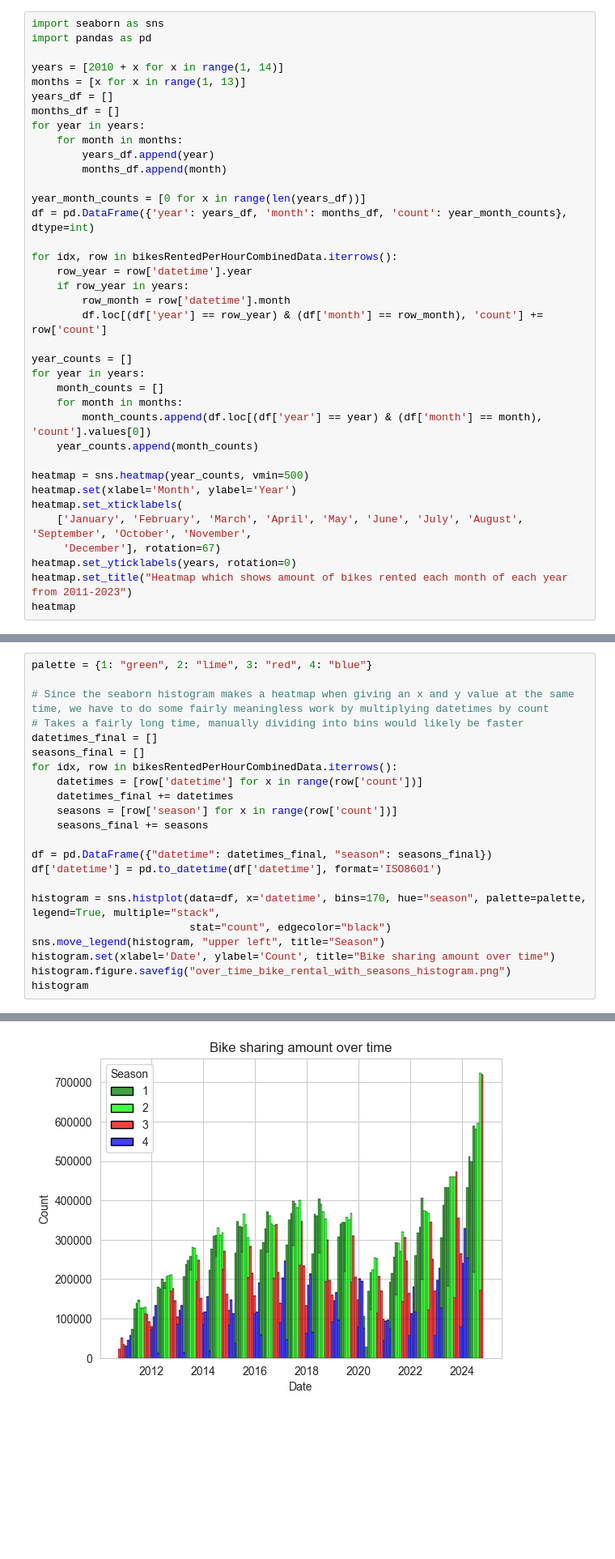
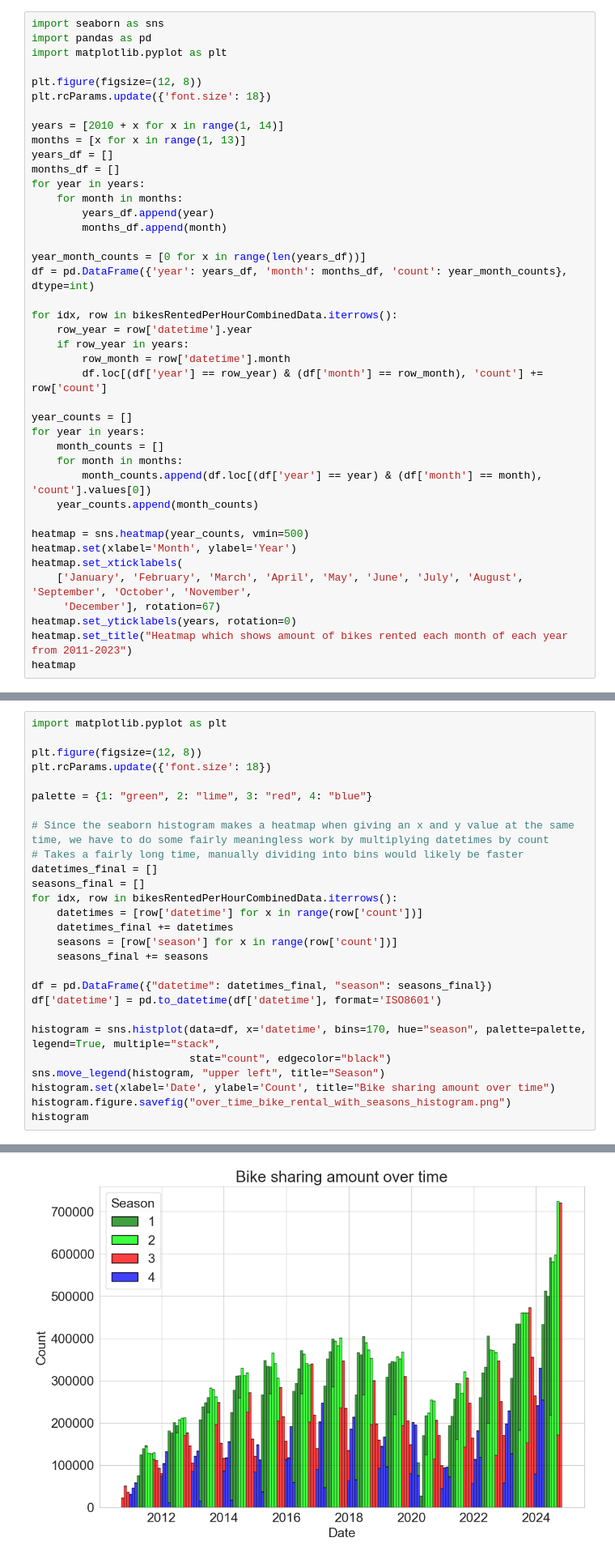
Before and after one commit to Scarch/ProjectE8, a Jupyter notebook: analysing_preparing_capitalBikeshareData.ipynb, the cells around one changed output, grey strips where cells are left out. Shown at 81% size. Cells and saved outputs as stored; diff of their text form; blank space fills up the shorter version.

Commit message:
Increased quality of analytical graphics

```diff
--- a/analysing_preparing_capitalBikeshareData.ipynb
+++ b/analysing_preparing_capitalBikeshareData.ipynb
@@ -561,6 +561,10 @@ bikesRentedPerHourCombinedData['datetime'] = pd.to_datetime(bikesRentedPerHourCo
 # %%
 import seaborn as sns
 import pandas as pd
+import matplotlib.pyplot as plt
+
+plt.figure(figsize=(12, 8))
+plt.rcParams.update({'font.size': 18})
 
 years = [2010 + x for x in range(1, 14)]
 months = [x for x in range(1, 13)]
@@ -599,28 +603,33 @@ heatmap
 <Axes: title={'center': 'Heatmap which shows amount of bikes rented each month of each year from 2011-2023'}, xlabel='Month', ylabel='Year'>
 [figure]
 # %%
+import matplotlib.pyplot as plt
+
+plt.figure(figsize=(12, 8))
+plt.rcParams.update({'font.size': 18})
+
 palette = {1: "green", 2: "lime", 3: "red", 4: "blue"}
 
 # Since the seaborn histogram makes a heatmap when giving an x and y value at the same time, we have to do some fairly meaningless work by multiplying datetimes by count
 # Takes a fairly long time, manually dividing into bins would likely be faster
 datetimes_final = []
 seasons_final = []
 for idx, row in bikesRentedPerHourCombinedData.iterrows():
     datetimes = [row['datetime'] for x in range(row['count'])]
     datetimes_final += datetimes
     seasons = [row['season'] for x in range(row['count'])]
     seasons_final += seasons
 
 df = pd.DataFrame({"datetime": datetimes_final, "season": seasons_final})
 df['datetime'] = pd.to_datetime(df['datetime'], format='ISO8601')
 
 histogram = sns.histplot(data=df, x='datetime', bins=170, hue="season", palette=palette, legend=True, multiple="stack",
                          stat="count", edgecolor="black")
 sns.move_legend(histogram, "upper left", title="Season")
 histogram.set(xlabel='Date', ylabel='Count', title="Bike sharing amount over time")
 histogram.figure.savefig("over_time_bike_rental_with_seasons_histogram.png")
 histogram
 # %% [output]
 <Axes: title={'center': 'Bike sharing amount over time'}, xlabel='Date', ylabel='Count'>
-[figure, old version]
+[figure, new version]
 # %%
```
Also changed, not shown: parts of 7 cells of this notebook, 8 other files.
